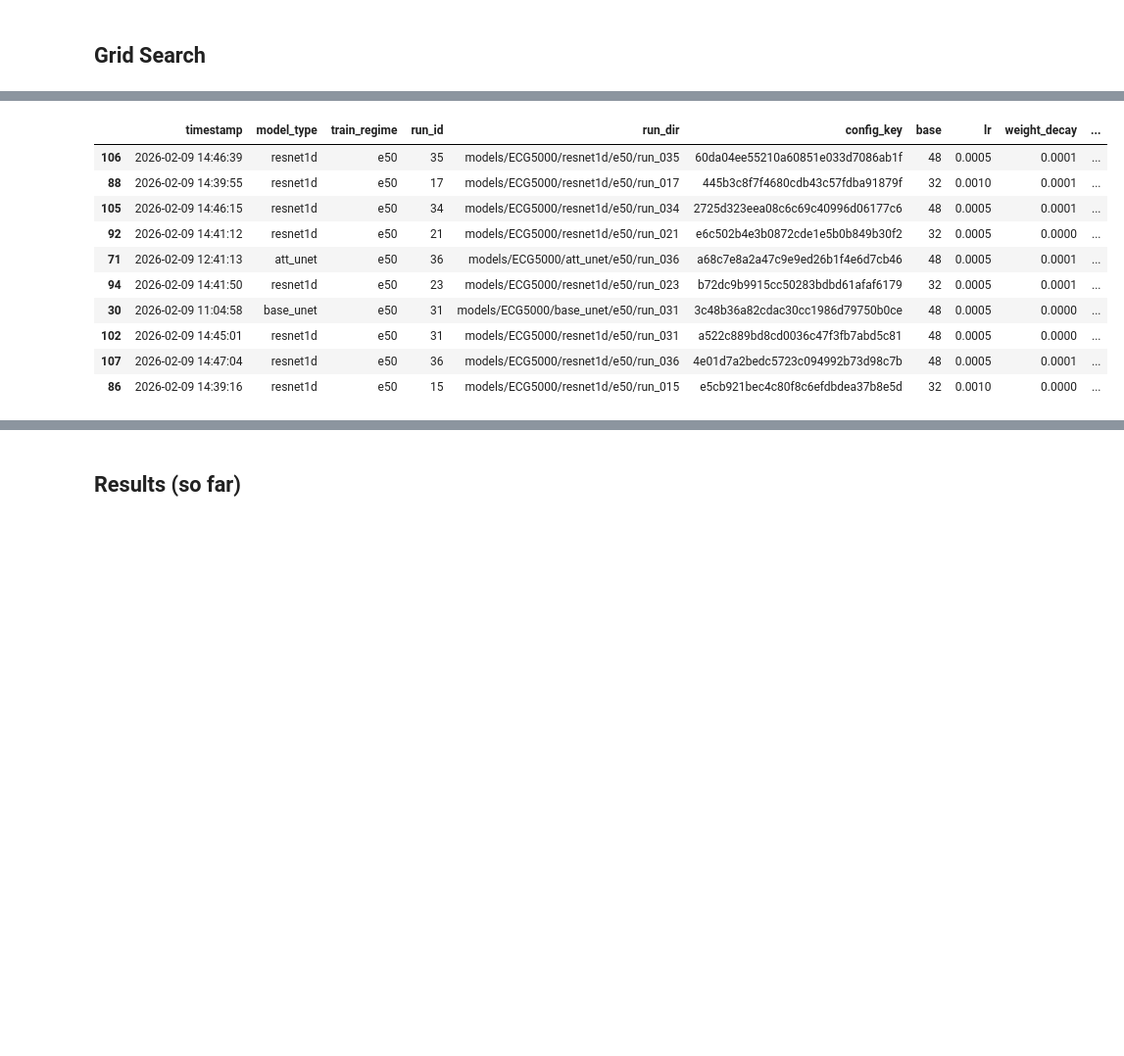
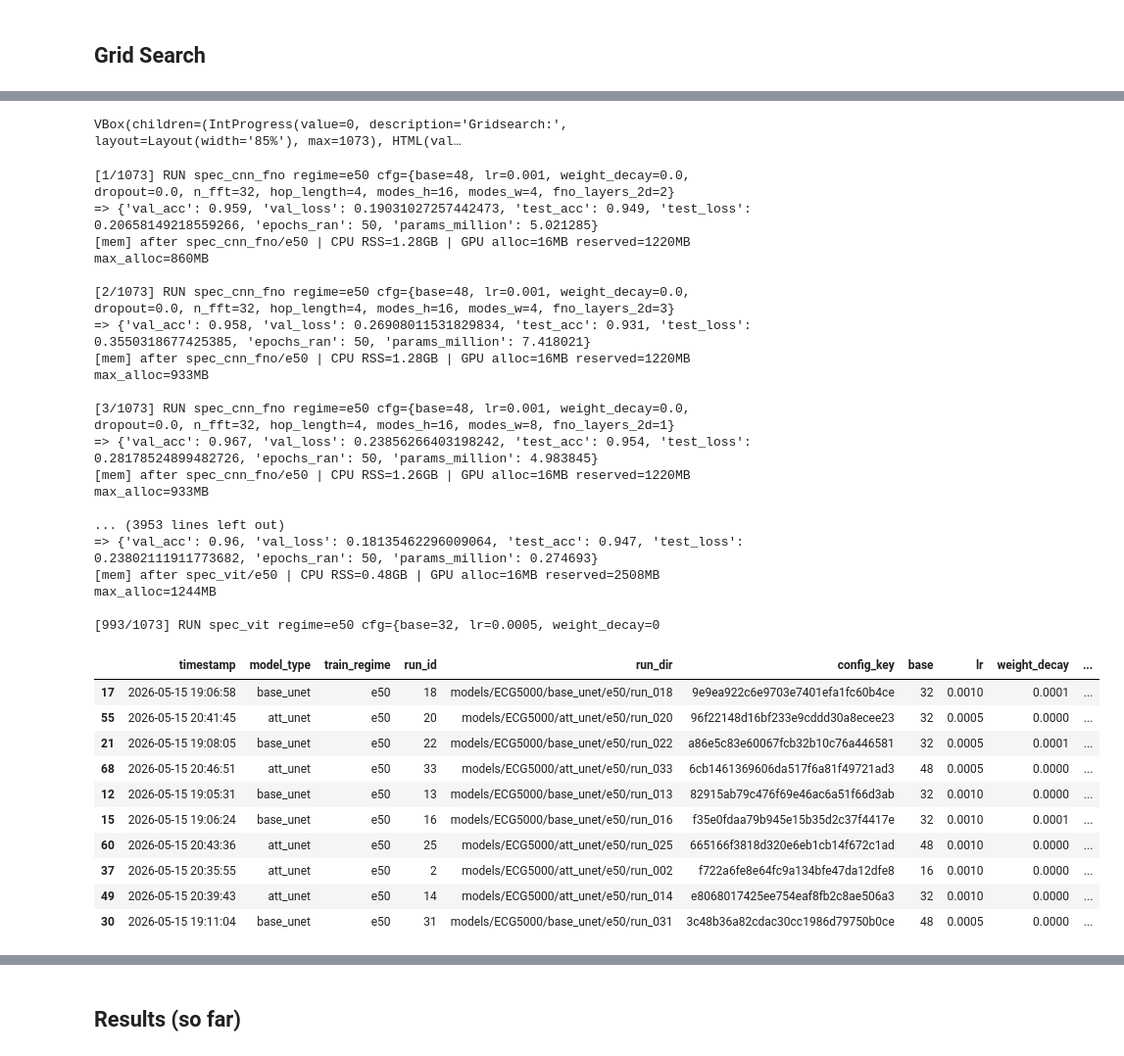
Before and after one commit to Hontika/Applying_Fourier_Neural_Operators_to_ECG_Time-Series_Classification, a Jupyter notebook: Pipeline.ipynb, the cells around one changed output, grey strips where cells are left out. Shown at 98% size. Saved outputs shown, nothing was run; the diff lists cells and outputs as text; code cells hidden in the pictures; blank space fills up the shorter version.

Commit message:
Switched classification head and reran the whole grid

```diff
--- a/Pipeline.ipynb
+++ b/Pipeline.ipynb
@@ -1222,12 +1253,7 @@ class FNOResNet9_1DClassifier(nn.Module):
             nn.ReLU(inplace=True),
         )
 
-        self.head = nn.Sequential(
-            nn.AdaptiveAvgPool1d(1),
-            nn.Flatten(),
-            nn.Dropout(dropout),
-            nn.Linear(4*c, num_classes),
-        )
+        self.head = TemporalConvHead1D(4*c, num_classes, dropout=dropout)
 
     def forward(self, x):
         x = self.stem(x)
@@ -1266,12 +1292,7 @@ class SpecCNNClassifier(nn.Module):
             nn.ReLU(),
         )
 
-        self.head = nn.Sequential(
-            nn.AdaptiveAvgPool2d((1, 1)),
-            nn.Flatten(),
-            nn.Dropout(dropout),
-            nn.Linear(4*c, num_classes),
-        )
+        self.head = TemporalConvHead2D(4*c, num_classes, dropout=dropout)
 
     def forward(self, x):
         x = self.net(x)
@@ -1365,12 +1386,7 @@ class SpecCNNFNOClassifier(nn.Module):
             for _ in range(int(fno_layers))
         ])
 
-        self.head = nn.Sequential(
-            nn.AdaptiveAvgPool2d((1, 1)),
-            nn.Flatten(),
-            nn.Dropout(dropout),
-            nn.Linear(4*c, num_classes),
-        )
+        self.head = TemporalConvHead2D(4*c, num_classes, dropout=dropout)
 
     def forward(self, x):
         x = self.stem(x)
@@ -1459,6 +1527,8 @@ import torch
 import torch.nn as nn
 
 # ---- Grid definitions ----
+ARCH_VERSION = "temporal_head_v1"
+
 grid_shared = {
     "base": [16, 32, 48],
     "lr": [1e-3, 5e-4],
@@ -1513,6 +1583,7 @@ MODEL_DIRS = {
     "resnet1d":     MODELS_DIR / "resnet1d",
     "spec_cnn":     MODELS_DIR / "spec_cnn",
     "spec_cnn_fno": MODELS_DIR / "spec_cnn_fno",
+    "spec_vit":     MODELS_DIR / "spec_vit",
     "resnet9":      MODELS_DIR / "resnet9",
     "cf_resnet9":   MODELS_DIR / "cf_resnet9",
     "fno_resnet9":  MODELS_DIR / "fno_resnet9",
@@ -1535,6 +1606,7 @@ def normalize_cfg(cfg: dict) -> dict:
     Ensure regime is always present and types are JSON-stable.
     """
     c = dict(cfg)
+    c["arch_version"] = c.get("arch_version", ARCH_VERSION)
     if "train_regime" not in c:
         raise ValueError("cfg is missing 'train_regime' (required).")
     # Make sure numeric values are stable
@@ -1581,6 +1653,8 @@ def load_completed_keys_filesystem() -> set:
             continue
         try:
             cfg = json.loads(cfg_path.read_text())
+            if "arch_version" not in cfg:
+                cfg["arch_version"] = "legacy_global_pool_v0"
             # force regime from folder if missing/mismatched
             cfg["train_regime"] = cfg.get("train_regime", train_regime)
             done.add(make_config_key(model_type, cfg))
@@ -1659,6 +1733,12 @@ def build_model(model_type, cfg):
             modes_w=cfg["modes_w"],
             fno_layers=cfg["fno_layers_2d"],
     )
+    if model_type == "spec_vit":
+        return SpectrogramViTClassifier(
+            base=cfg["base"],
+            num_classes=num_classes,
+            dropout=cfg["dropout"],
+        )
 
     if model_type == "resnet9":
         return ResNet9_1DClassifier(1, cfg["base"], num_classes, cfg["dropout"])
@@ -1819,7 +1899,7 @@ def fit_plateau_with_loaders(model, train_loader, val_loader, lr, weight_decay):
 
 
 def get_loaders_for_job(model_type, cfg):
-    if model_type not in ["spec_cnn", "spec_cnn_fno"]:
+    if model_type not in ["spec_cnn", "spec_cnn_fno", "spec_vit"]:
         return train_loader, val_loader, test_loader
 
     # spectrogram loaders
@@ -1923,9 +2003,9 @@ def get_cfgs_for_type(model_type):
         return cfgs
 
     # Spectrogram families (if you already added them)
-    if model_type in ["spec_cnn", "spec_cnn_fno"]:
+    if model_type in ["spec_cnn", "spec_cnn_fno", "spec_vit"]:
         spec = expand_grid(grid_spec)
-        if model_type == "spec_cnn":
+        if model_type in ["spec_cnn", "spec_vit"]:
             cfgs = []
             for s in shared:
                 for sp in spec:
@@ -2030,7 +2110,7 @@ def run_global_queue_with_eta():
         "base_unet","unet_fno","att_unet","att_unet_fno",
         "resnet1d",
         "resnet9","cf_resnet9","fno_resnet9",
-        "spec_cnn","spec_cnn_fno"
+        "spec_cnn","spec_cnn_fno","spec_vit"
     ]
 
     regimes = list(REGIMES)
@@ -2122,11 +2201,29 @@ Nothing left to run — all jobs are completed.
+VBox(children=(IntProgress(value=0, description='Gridsearch:', layout=Layout(width='85%'), max=1073), HTML(val…
+[1/1073] RUN spec_cnn_fno regime=e50 cfg={base=48, lr=0.001, weight_decay=0.0, dropout=0.0, n_fft=32, hop_length=4, modes_h=16, modes_w=4, fno_layers_2d=2}
+=> {'val_acc': 0.959, 'val_loss': 0.19031027257442473, 'test_acc': 0.949, 'test_loss': 0.20658149218559266, 'epochs_ran': 50, 'params_million': 5.021285}
+[mem] after spec_cnn_fno/e50 | CPU RSS=1.28GB | GPU alloc=16MB reserved=1220MB max_alloc=860MB
+
+[2/1073] RUN spec_cnn_fno regime=e50 cfg={base=48, lr=0.001, weight_decay=0.0, dropout=0.0, n_fft=32, hop_length=4, modes_h=16, modes_w=4, fno_layers_2d=3}
+=> {'val_acc': 0.958, 'val_loss': 0.26908011531829834, 'test_acc': 0.931, 'test_loss': 0.3550318677425385, 'epochs_ran': 50, 'params_million': 7.418021}
+[mem] after spec_cnn_fno/e50 | CPU RSS=1.28GB | GPU alloc=16MB reserved=1220MB max_alloc=933MB
+
+[3/1073] RUN spec_cnn_fno regime=e50 cfg={base=48, lr=0.001, weight_decay=0.0, dropout=0.0, n_fft=32, hop_length=4, modes_h=16, modes_w=8, fno_layers_2d=1}
+=> {'val_acc': 0.967, 'val_loss': 0.23856266403198242, 'test_acc': 0.954, 'test_loss': 0.28178524899482726, 'epochs_ran': 50, 'params_million': 4.983845}
+[mem] after spec_cnn_fno/e50 | CPU RSS=1.26GB | GPU alloc=16MB reserved=1220MB max_alloc=933MB
+
+... (3953 lines left out)
+=> {'val_acc': 0.96, 'val_loss': 0.18135462296009064, 'test_acc': 0.947, 'test_loss': 0.23802111911773682, 'epochs_ran': 50, 'params_million': 0.274693}
+[mem] after spec_vit/e50 | CPU RSS=0.48GB | GPU alloc=16MB reserved=2508MB max_alloc=1244MB
+
+[993/1073] RUN spec_vit regime=e50 cfg={base=32, lr=0.0005, weight_decay=0
 |  | timestamp | model_type | train_regime | run_id | run_dir | config_key | base | lr | weight_decay | ... |
-| 106 | 2026-02-09 14:46:39 | resnet1d | e50 | 35 | models/ECG5000/resnet1d/e50/run_035 | 60da04ee55210a60851e033d7086ab1f | 48 | 0.0005 | 0.0001 | ... |
-| 88 | 2026-02-09 14:39:55 | resnet1d | e50 | 17 | models/ECG5000/resnet1d/e50/run_017 | 445b3c8f7f4680cdb43c57fdba91879f | 32 | 0.0010 | 0.0001 | ... |
-| 105 | 2026-02-09 14:46:15 | resnet1d | e50 | 34 | models/ECG5000/resnet1d/e50/run_034 | 2725d323eea08c6c69c40996d06177c6 | 48 | 0.0005 | 0.0001 | ... |
-| 92 | 2026-02-09 14:41:12 | resnet1d | e50 | 21 | models/ECG5000/resnet1d/e50/run_021 | e6c502b4e3b0872cde1e5b0b849b30f2 | 32 | 0.0005 | 0.0000 | ... |
-| 71 | 2026-02-09 12:41:13 | att_unet | e50 | 36 | models/ECG5000/att_unet/e50/run_036 | a68c7e8a2a47c9e9ed26b1f4e6d7cb46 | 48 | 0.0005 | 0.0001 | ... |
-| 94 | 2026-02-09 14:41:50 | resnet1d | e50 | 23 | models/ECG5000/resnet1d/e50/run_023 | b72dc9b9915cc50283bdbd61afaf6179 | 32 | 0.0005 | 0.0001 | ... |
-| 30 | 2026-02-09 11:04:58 | base_unet | e50 | 31 | models/ECG5000/base_unet/e50/run_031 | 3c48b36a82cdac30cc1986d79750b0ce | 48 | 0.0005 | 0.0000 | ... |
-| 102 | 2026-02-09 14:45:01 | resnet1d | e50 | 31 | models/ECG5000/resnet1d/e50/run_031 | a522c889bd8cd0036c47f3fb7abd5c81 | 48 | 0.0005 | 0.0000 | ... |
-| 107 | 2026-02-09 14:47:04 | resnet1d | e50 | 36 | models/ECG5000/resnet1d/e50/run_036 | 4e01d7a2bedc5723c094992b73d98c7b | 48 | 0.0005 | 0.0001 | ... |
-| 86 | 2026-02-09 14:39:16 | resnet1d | e50 | 15 | models/ECG5000/resnet1d/e50/run_015 | e5cb921bec4c80f8c6efdbdea37b8e5d | 32 | 0.0010 | 0.0000 | ... |
+| 17 | 2026-05-15 19:06:58 | base_unet | e50 | 18 | models/ECG5000/base_unet/e50/run_018 | 9e9ea922c6e9703e7401efa1fc60b4ce | 32 | 0.0010 | 0.0001 | ... |
+| 55 | 2026-05-15 20:41:45 | att_unet | e50 | 20 | models/ECG5000/att_unet/e50/run_020 | 96f22148d16bf233e9cddd30a8ecee23 | 32 | 0.0005 | 0.0000 | ... |
+| 21 | 2026-05-15 19:08:05 | base_unet | e50 | 22 | models/ECG5000/base_unet/e50/run_022 | a86e5c83e60067fcb32b10c76a446581 | 32 | 0.0005 | 0.0001 | ... |
+| 68 | 2026-05-15 20:46:51 | att_unet | e50 | 33 | models/ECG5000/att_unet/e50/run_033 | 6cb1461369606da517f6a81f49721ad3 | 48 | 0.0005 | 0.0000 | ... |
+| 12 | 2026-05-15 19:05:31 | base_unet | e50 | 13 | models/ECG5000/base_unet/e50/run_013 | 82915ab79c476f69e46ac6a51f66d3ab | 32 | 0.0010 | 0.0000 | ... |
+| 15 | 2026-05-15 19:06:24 | base_unet | e50 | 16 | models/ECG5000/base_unet/e50/run_016 | f35e0fdaa79b945e15b35d2c37f4417e | 32 | 0.0010 | 0.0001 | ... |
+| 60 | 2026-05-15 20:43:36 | att_unet | e50 | 25 | models/ECG5000/att_unet/e50/run_025 | 665166f3818d320e6eb1cb14f672c1ad | 48 | 0.0010 | 0.0000 | ... |
+| 37 | 2026-05-15 20:35:55 | att_unet | e50 | 2 | models/ECG5000/att_unet/e50/run_002 | f722a6fe8e64fc9a134bfe47da12dfe8 | 16 | 0.0010 | 0.0000 | ... |
+| 49 | 2026-05-15 20:39:43 | att_unet | e50 | 14 | models/ECG5000/att_unet/e50/run_014 | e8068017425ee754eaf8fb2c8ae506a3 | 32 | 0.0010 | 0.0000 | ... |
+| 30 | 2026-05-15 19:11:04 | base_unet | e50 | 31 | models/ECG5000/base_unet/e50/run_031 | 3c48b36a82cdac30cc1986d79750b0ce | 48 | 0.0005 | 0.0000 | ... |
```
Also changed, not shown: parts of 17 cells of this notebook, 27 other files.
